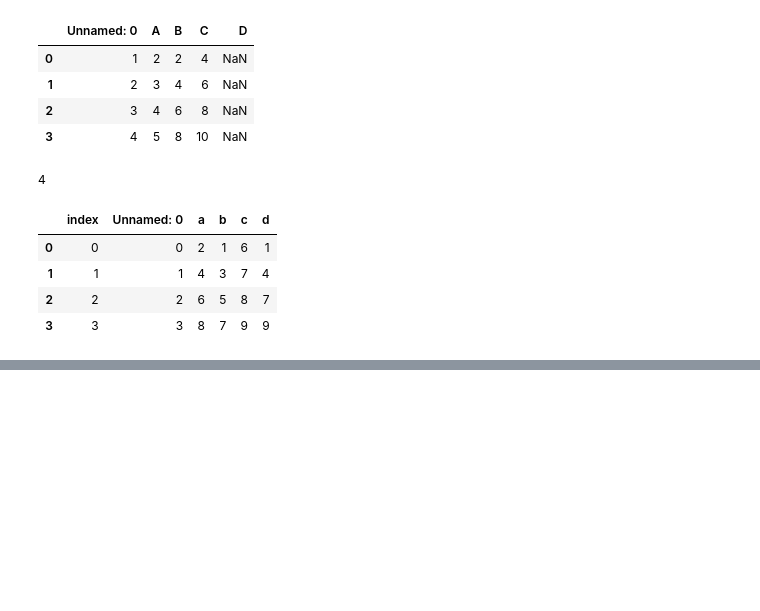
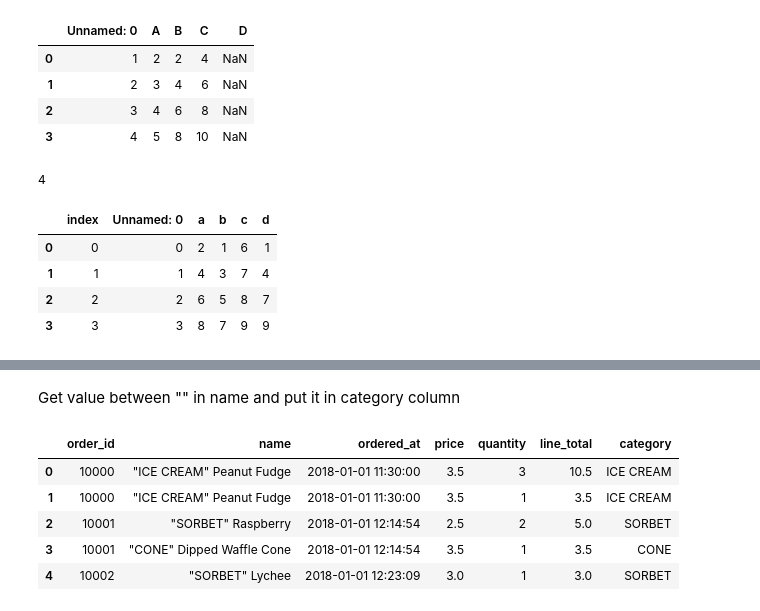
Before and after one commit to HAnh2610/MKTG5883.N21.CTTT, a Jupyter notebook: Lab2.ipynb, the cells around one changed output, grey strips where cells are left out. Drawn from its saved outputs; the diff is of its cells as text; code cells hidden in the pictures; blank space fills up the shorter version.

```diff
--- a/Lab2.ipynb
+++ b/Lab2.ipynb
@@ -1070,0 +1185,2 @@ sql_df
+# %% [markdown]
+Get value between "" in name and put it in category column
@@ -1070,0 +1189,9 @@ sql_df
+# %%
+df.head()
+# %% [output]
+|  | order_id | name | ordered_at | price | quantity | line_total | category |
+| 0 | 10000 | "ICE CREAM" Peanut Fudge | 2018-01-01 11:30:00 | 3.5 | 3 | 10.5 | ICE CREAM |
+| 1 | 10000 | "ICE CREAM" Peanut Fudge | 2018-01-01 11:30:00 | 3.5 | 1 | 3.5 | ICE CREAM |
+| 2 | 10001 | "SORBET" Raspberry | 2018-01-01 12:14:54 | 2.5 | 2 | 5.0 | SORBET |
+| 3 | 10001 | "CONE" Dipped Waffle Cone | 2018-01-01 12:14:54 | 3.5 | 1 | 3.5 | CONE |
+| 4 | 10002 | "SORBET" Lychee | 2018-01-01 12:23:09 | 3.0 | 1 | 3.0 | SORBET |
```
Also changed, not shown: parts of 41 cells of this notebook, 4 other files.
